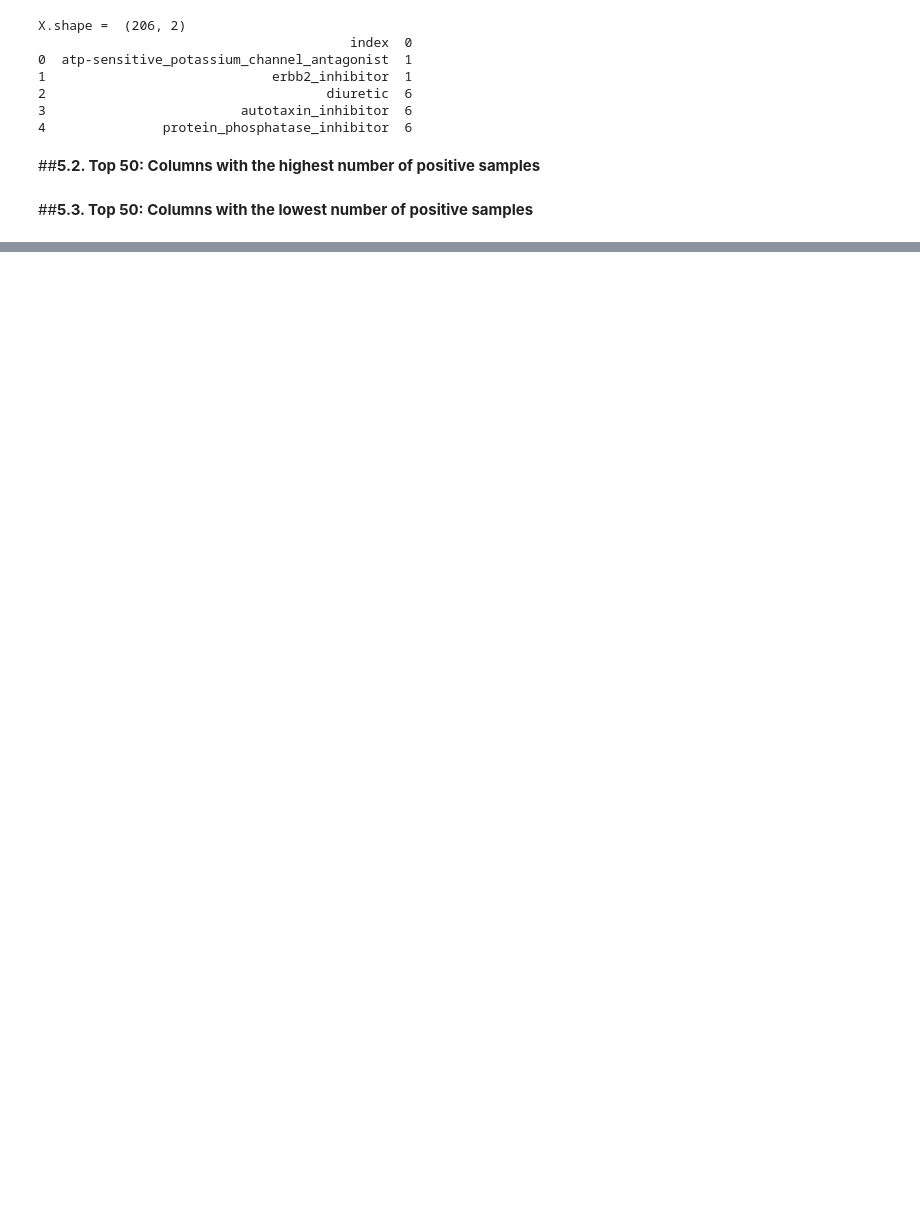
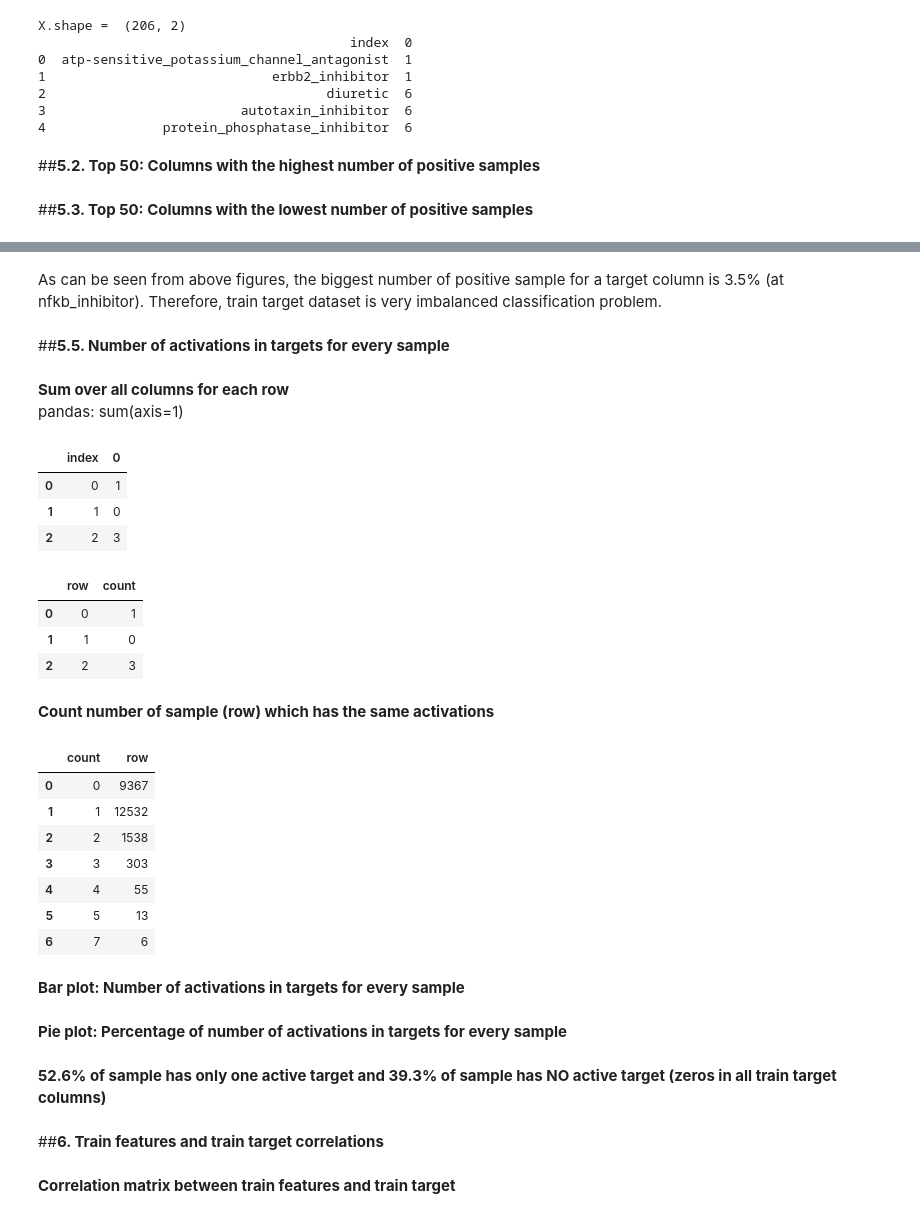
Before and after one commit to tuantla80/Mechanisms-of-Action-Prediction, a Jupyter notebook: MoA_Prediction_EDA_(Exploratory_Data_Analysis).ipynb, the cells around one changed output, grey strips where cells are left out. Cells and saved outputs as stored; diff of their text form; code cells hidden in the pictures; blank space fills up the shorter version.

```diff
--- a/MoA_Prediction_EDA_(Exploratory_Data_Analysis).ipynb
+++ b/MoA_Prediction_EDA_(Exploratory_Data_Analysis).ipynb
@@ -424,0 +463,41 @@ fig.show('svg', height=1200, width=800)  # fig.show()
+# %% [markdown]
+As can be seen from above figures, the biggest number of positive sample for a target column is 3.5% (at nfkb_inhibitor). Therefore, train target dataset is very imbalanced classification problem.
+# %% [markdown]
+##**5.5. Number of activations in targets for every sample**
+# %% [markdown]
+**Sum over all columns for each row**
+pandas: sum(axis=1)
+# %%
+df_activation = train_target.drop(columns=['sig_id']).sum(axis=1).reset_index()
+# %%
+df_activation.head(3)
+# %% [output]
+|  | index | 0 |
+| 0 | 0 | 1 |
+| 1 | 1 | 0 |
+| 2 | 2 | 3 |
+# %%
+# rename columns for more clarificable
+df_activation.rename(columns={'index': 'row', 0: 'count'}, inplace=True)
+df_activation.head(3)
+# %% [output]
+|  | row | count |
+| 0 | 0 | 1 |
+| 1 | 1 | 0 |
+| 2 | 2 | 3 |
+# %% [markdown]
+**Count number of sample (row) which has the same activations**
+# %%
+df_activation = df_activation.groupby(['count'])['row'].count().reset_index()
+df_activation
+# %% [output]
+|  | count | row |
+| 0 | 0 | 9367 |
+| 1 | 1 | 12532 |
+| 2 | 2 | 1538 |
+| 3 | 3 | 303 |
+| 4 | 4 | 55 |
+| 5 | 5 | 13 |
+| 6 | 7 | 6 |
+# %% [markdown]
+**Bar plot: Number of activations in targets for every sample**
@@ -424,0 +514,2 @@ fig.show('svg', height=1200, width=800)  # fig.show()
+# %% [markdown]
+**Pie plot: Percentage of number of activations in targets for every sample**
@@ -424,0 +525,6 @@ fig.show('svg', height=1200, width=800)  # fig.show()
+# %% [markdown]
+**52.6% of sample has only one active target and 39.3% of sample has NO active target (zeros in all train target columns)**
+# %% [markdown]
+##**6. Train features and train target correlations**
+# %% [markdown]
+**Correlation matrix between train features and train target**
```
Also changed, not shown: parts of 24 cells of this notebook.
